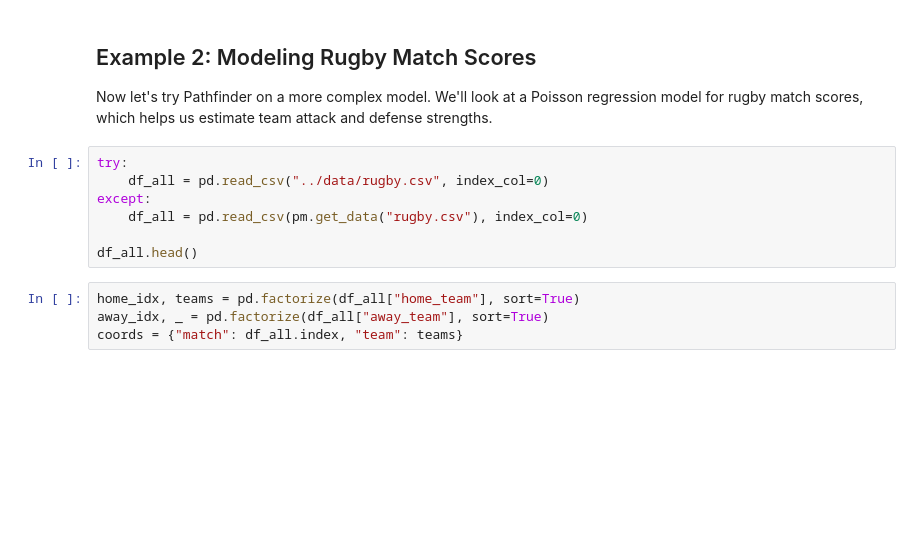
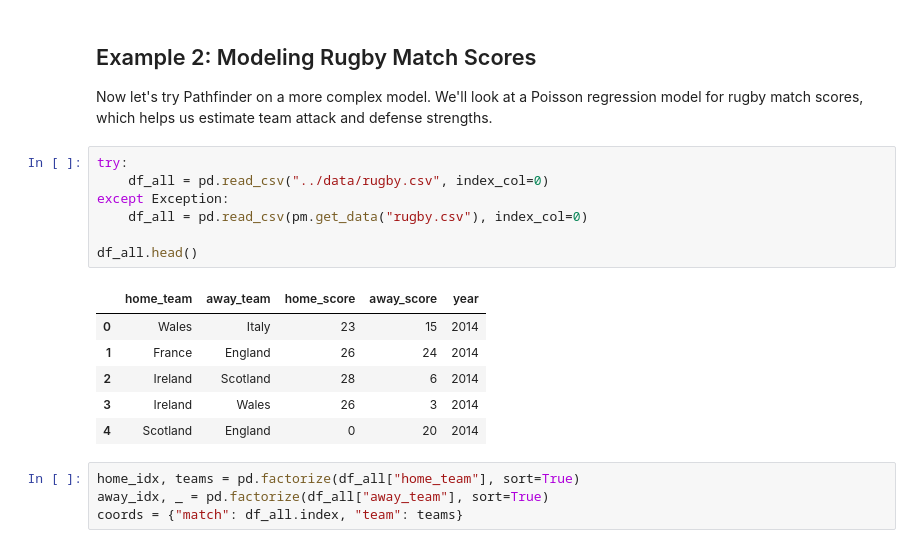
Before and after one commit to fonnesbeck/vi_pydata_virginia_2025, a Jupyter notebook: notebooks/Pathfinder.ipynb, the cells around one changed output. Saved outputs shown, nothing was run; the diff lists cells and outputs as text; blank space fills up the shorter version.

```diff
--- a/notebooks/Pathfinder.ipynb
+++ b/notebooks/Pathfinder.ipynb
@@ -335,10 +358,17 @@ Now let's try Pathfinder on a more complex model. We'll look at a Poisson regres
 # %%
 try:
     df_all = pd.read_csv("../data/rugby.csv", index_col=0)
-except:
+except Exception:
     df_all = pd.read_csv(pm.get_data("rugby.csv"), index_col=0)
 
 df_all.head()
+# %% [output]
+|  | home_team | away_team | home_score | away_score | year |
+| 0 | Wales | Italy | 23 | 15 | 2014 |
+| 1 | France | England | 26 | 24 | 2014 |
+| 2 | Ireland | Scotland | 28 | 6 | 2014 |
+| 3 | Ireland | Wales | 26 | 3 | 2014 |
+| 4 | Scotland | England | 0 | 20 | 2014 |
 # %%
 home_idx, teams = pd.factorize(df_all["home_team"], sort=True)
 away_idx, _ = pd.factorize(df_all["away_team"], sort=True)
```
Also changed, not shown: parts of 15 cells of this notebook.
